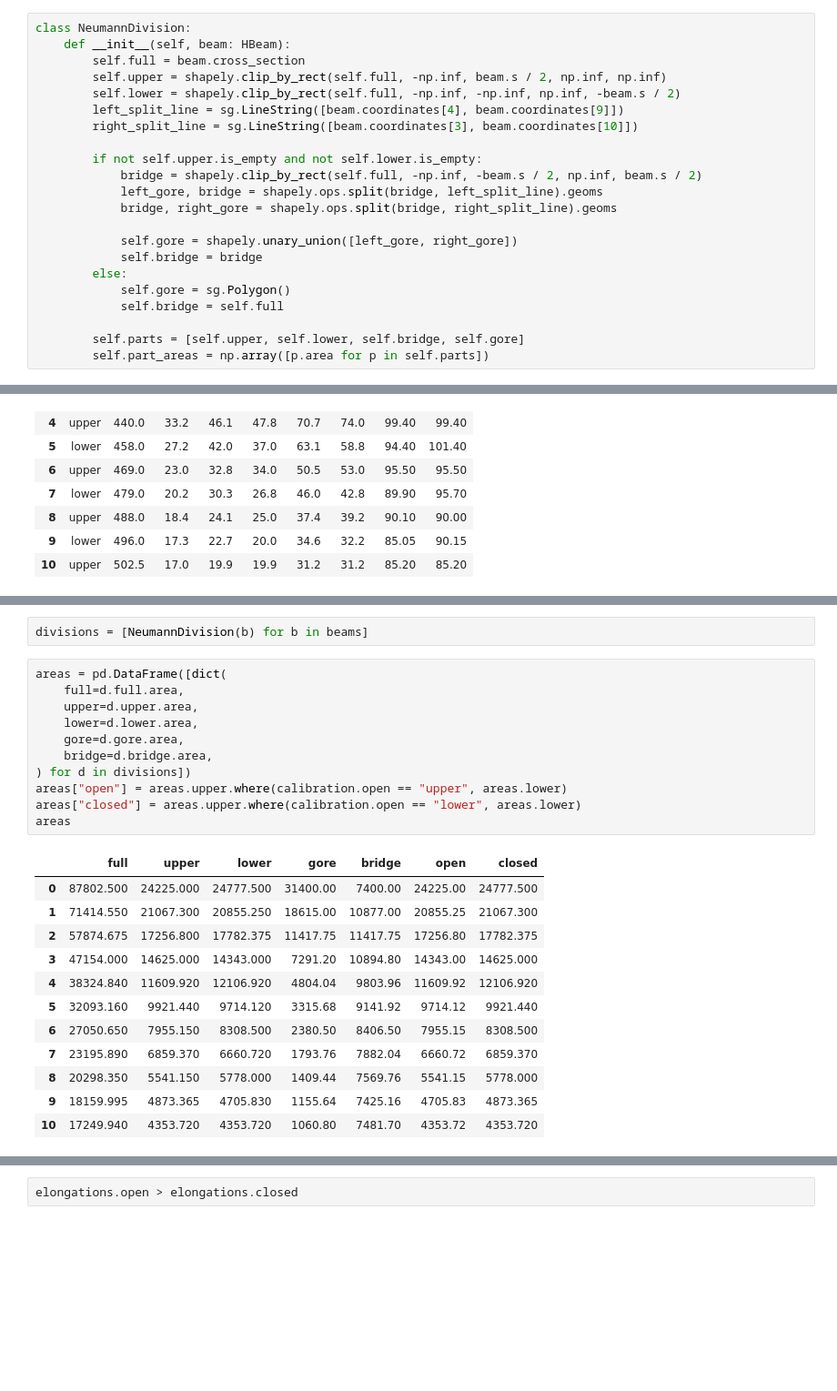
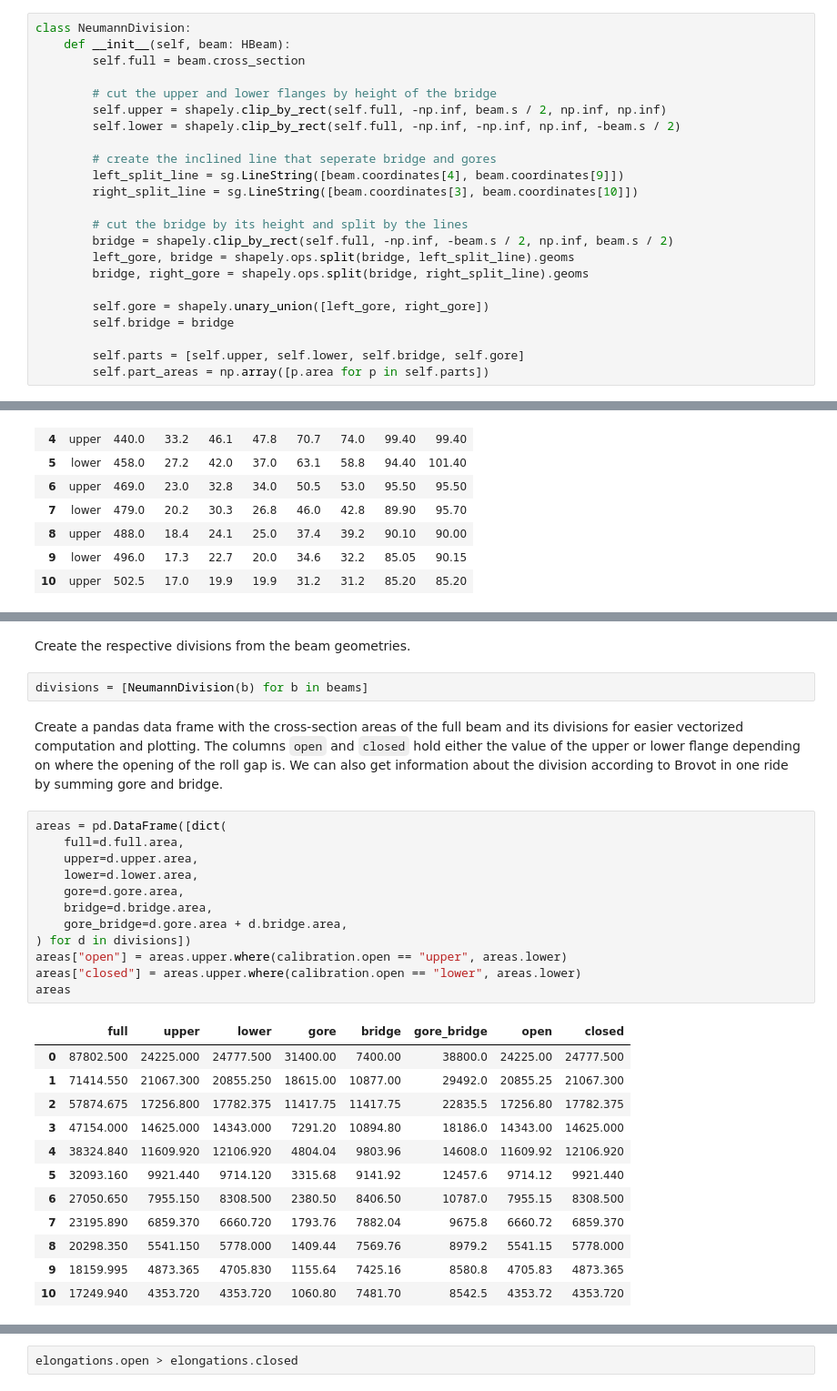
Before and after one commit to pyroll-project/pyroll-examples, a Jupyter notebook: H_Profiles_Neumann.ipynb, the cells around one changed output, grey strips where cells are left out. Shown: that part at 91% size. Saved outputs shown, nothing was run; the diff lists cells and outputs as text; blank space fills up the shorter version.

```diff
--- a/H_Profiles_Neumann.ipynb
+++ b/H_Profiles_Neumann.ipynb
@@ -68,21 +68,22 @@ Define a class cutting the beam cross-section into devisions by the method of Ne
 class NeumannDivision:
     def __init__(self, beam: HBeam):
         self.full = beam.cross_section
+
+        # cut the upper and lower flanges by height of the bridge
         self.upper = shapely.clip_by_rect(self.full, -np.inf, beam.s / 2, np.inf, np.inf)
         self.lower = shapely.clip_by_rect(self.full, -np.inf, -np.inf, np.inf, -beam.s / 2)
+
+        # create the inclined line that seperate bridge and gores
         left_split_line = sg.LineString([beam.coordinates[4], beam.coordinates[9]])
         right_split_line = sg.LineString([beam.coordinates[3], beam.coordinates[10]])
 
-        if not self.upper.is_empty and not self.lower.is_empty:
-            bridge = shapely.clip_by_rect(self.full, -np.inf, -beam.s / 2, np.inf, beam.s / 2)
-            left_gore, bridge = shapely.ops.split(bridge, left_split_line).geoms
-            bridge, right_gore = shapely.ops.split(bridge, right_split_line).geoms
+        # cut the bridge by its height and split by the lines
+        bridge = shapely.clip_by_rect(self.full, -np.inf, -beam.s / 2, np.inf, beam.s / 2)
+        left_gore, bridge = shapely.ops.split(bridge, left_split_line).geoms
+        bridge, right_gore = shapely.ops.split(bridge, right_split_line).geoms
 
-            self.gore = shapely.unary_union([left_gore, right_gore])
-            self.bridge = bridge
-        else:
-            self.gore = sg.Polygon()
-            self.bridge = self.full
+        self.gore = shapely.unary_union([left_gore, right_gore])
+        self.bridge = bridge
 
         self.parts = [self.upper, self.lower, self.bridge, self.gore]
         self.part_areas = np.array([p.area for p in self.parts])
@@ -117,26 +124,31 @@ plot_geoms([b.cross_section for b in beams])
+# %% [markdown]
+Create the respective divisions from the beam geometries.
 # %%
 divisions = [NeumannDivision(b) for b in beams]
+# %% [markdown]
+Create a pandas data frame with the cross-section areas of the full beam and its divisions for easier vectorized computation and plotting. The columns `open` and `closed` hold either the value of the upper or lower flange depending on where the opening of the roll gap is. We can also get information about the division according to Brovot in one ride by summing gore and bridge.
 # %%
 areas = pd.DataFrame([dict(
     full=d.full.area,
     upper=d.upper.area,
     lower=d.lower.area,
     gore=d.gore.area,
     bridge=d.bridge.area,
+    gore_bridge=d.gore.area + d.bridge.area,
 ) for d in divisions])
 areas["open"] = areas.upper.where(calibration.open == "upper", areas.lower)
 areas["closed"] = areas.upper.where(calibration.open == "lower", areas.lower)
 areas
 # %% [output]
-|  | full | upper | lower | gore | bridge | open | closed |
-| 0 | 87802.500 | 24225.000 | 24777.500 | 31400.00 | 7400.00 | 24225.00 | 24777.500 |
-| 1 | 71414.550 | 21067.300 | 20855.250 | 18615.00 | 10877.00 | 20855.25 | 21067.300 |
-| 2 | 57874.675 | 17256.800 | 17782.375 | 11417.75 | 11417.75 | 17256.80 | 17782.375 |
-| 3 | 47154.000 | 14625.000 | 14343.000 | 7291.20 | 10894.80 | 14343.00 | 14625.000 |
-| 4 | 38324.840 | 11609.920 | 12106.920 | 4804.04 | 9803.96 | 11609.92 | 12106.920 |
-| 5 | 32093.160 | 9921.440 | 9714.120 | 3315.68 | 9141.92 | 9714.12 | 9921.440 |
-| 6 | 27050.650 | 7955.150 | 8308.500 | 2380.50 | 8406.50 | 7955.15 | 8308.500 |
-| 7 | 23195.890 | 6859.370 | 6660.720 | 1793.76 | 7882.04 | 6660.72 | 6859.370 |
-| 8 | 20298.350 | 5541.150 | 5778.000 | 1409.44 | 7569.76 | 5541.15 | 5778.000 |
-| 9 | 18159.995 | 4873.365 | 4705.830 | 1155.64 | 7425.16 | 4705.83 | 4873.365 |
-| 10 | 17249.940 | 4353.720 | 4353.720 | 1060.80 | 7481.70 | 4353.72 | 4353.720 |
+|  | full | upper | lower | gore | bridge | gore_bridge | open | closed |
+| 0 | 87802.500 | 24225.000 | 24777.500 | 31400.00 | 7400.00 | 38800.0 | 24225.00 | 24777.500 |
+| 1 | 71414.550 | 21067.300 | 20855.250 | 18615.00 | 10877.00 | 29492.0 | 20855.25 | 21067.300 |
+| 2 | 57874.675 | 17256.800 | 17782.375 | 11417.75 | 11417.75 | 22835.5 | 17256.80 | 17782.375 |
+| 3 | 47154.000 | 14625.000 | 14343.000 | 7291.20 | 10894.80 | 18186.0 | 14343.00 | 14625.000 |
+| 4 | 38324.840 | 11609.920 | 12106.920 | 4804.04 | 9803.96 | 14608.0 | 11609.92 | 12106.920 |
+| 5 | 32093.160 | 9921.440 | 9714.120 | 3315.68 | 9141.92 | 12457.6 | 9714.12 | 9921.440 |
+| 6 | 27050.650 | 7955.150 | 8308.500 | 2380.50 | 8406.50 | 10787.0 | 7955.15 | 8308.500 |
+| 7 | 23195.890 | 6859.370 | 6660.720 | 1793.76 | 7882.04 | 9675.8 | 6660.72 | 6859.370 |
+| 8 | 20298.350 | 5541.150 | 5778.000 | 1409.44 | 7569.76 | 8979.2 | 5541.15 | 5778.000 |
+| 9 | 18159.995 | 4873.365 | 4705.830 | 1155.64 | 7425.16 | 8580.8 | 4705.83 | 4873.365 |
+| 10 | 17249.940 | 4353.720 | 4353.720 | 1060.80 | 7481.70 | 8542.5 | 4353.72 | 4353.720 |
```
Also changed, not shown: parts of 22 cells of this notebook.
